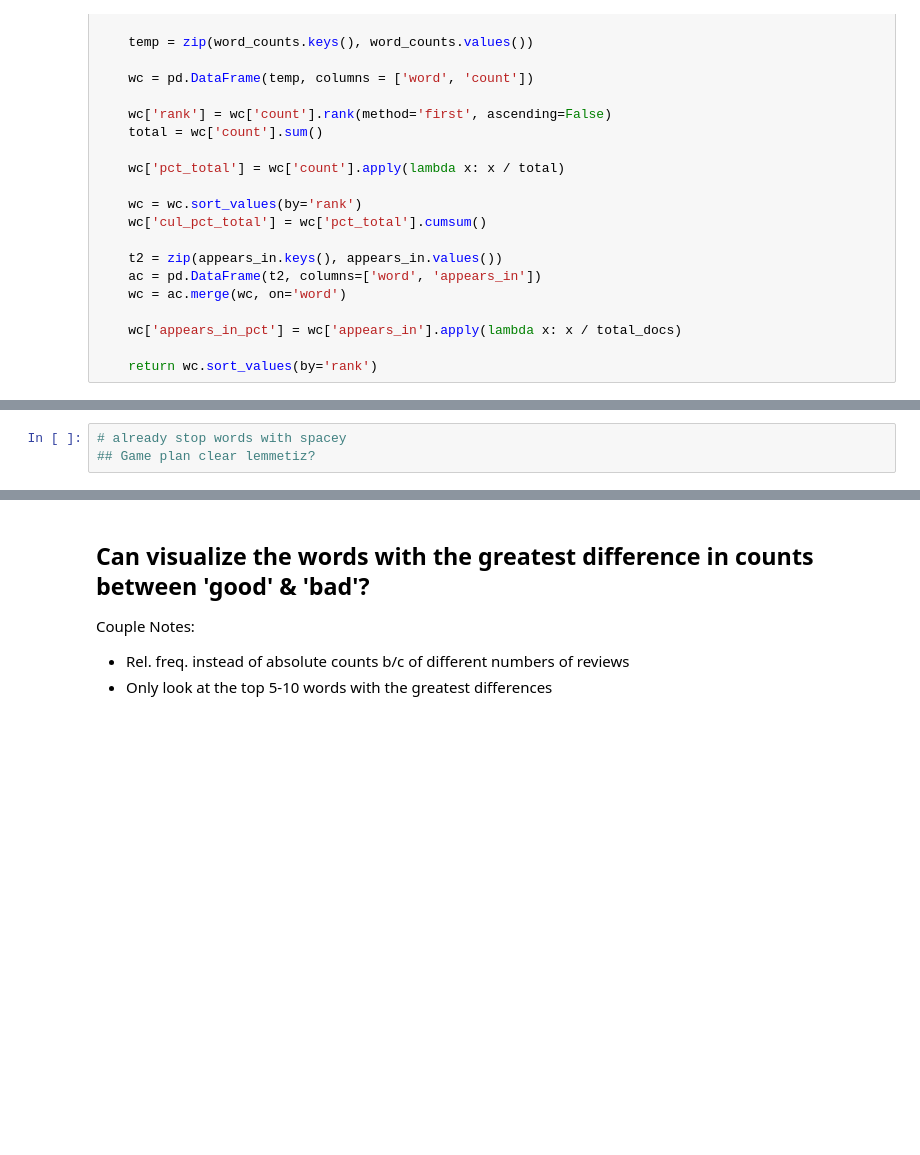
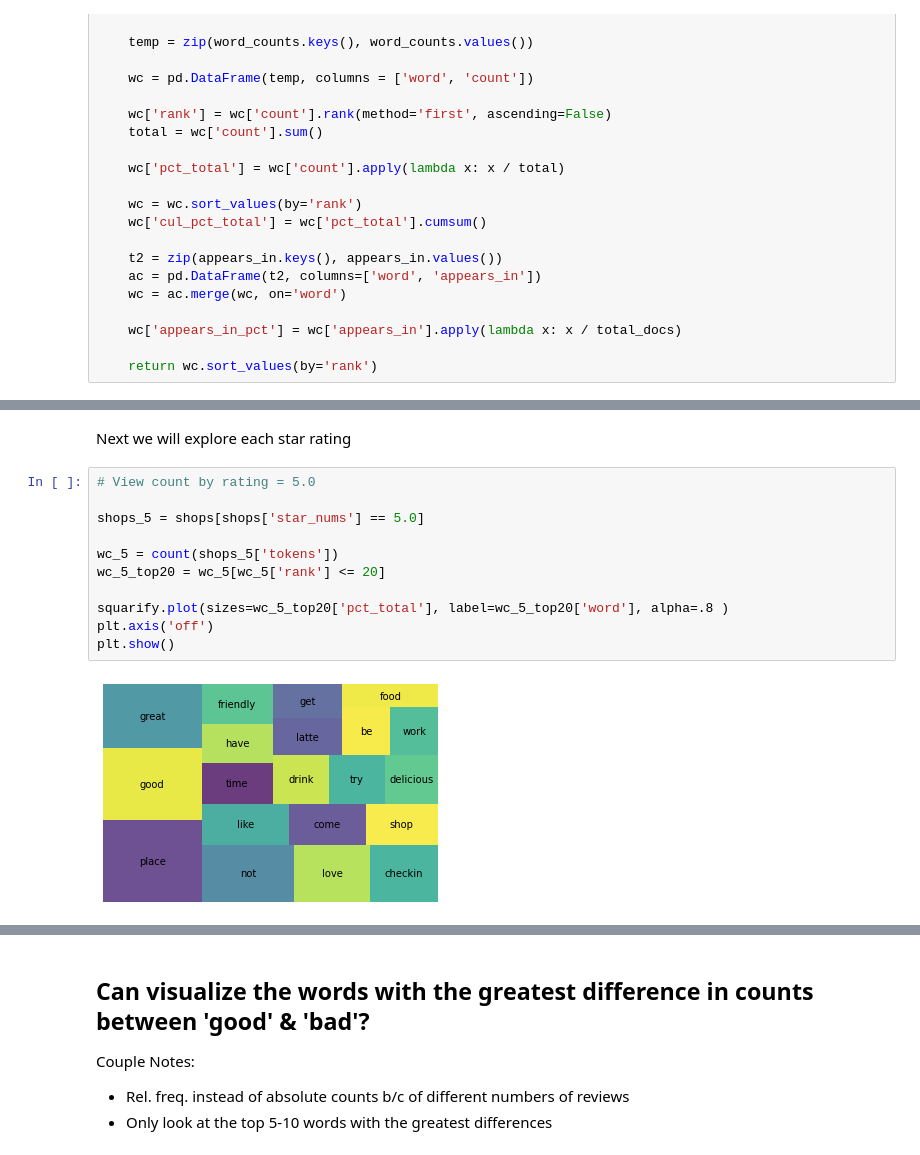
Before and after one commit to JeffreyAsuncion/DS-Unit-4-Sprint-1-NLP, a Jupyter notebook: module1-text-data/LS_DS_411_Text_Data_Assignment.ipynb, the cells around one changed output, grey strips where cells are left out. Drawn from its saved outputs; the diff is of its cells as text; blank space fills up the shorter version.

```diff
--- a/module1-text-data/LS_DS_411_Text_Data_Assignment.ipynb
+++ b/module1-text-data/LS_DS_411_Text_Data_Assignment.ipynb
@@ -247,3 +288,15 @@ plt.show()
-# %%
-# already stop words with spacey
-## Game plan clear lemmetiz?
+# %% [markdown]
+Next we will explore each star rating
+# %%
+# View count by rating = 5.0
+
+shops_5 = shops[shops['star_nums'] == 5.0]
+
+wc_5 = count(shops_5['tokens'])
+wc_5_top20 = wc_5[wc_5['rank'] <= 20]
+
+squarify.plot(sizes=wc_5_top20['pct_total'], label=wc_5_top20['word'], alpha=.8 )
+plt.axis('off')
+plt.show()
+# %% [output]
+[figure, added]
```
Also changed, not shown: parts of 29 cells of this notebook.
